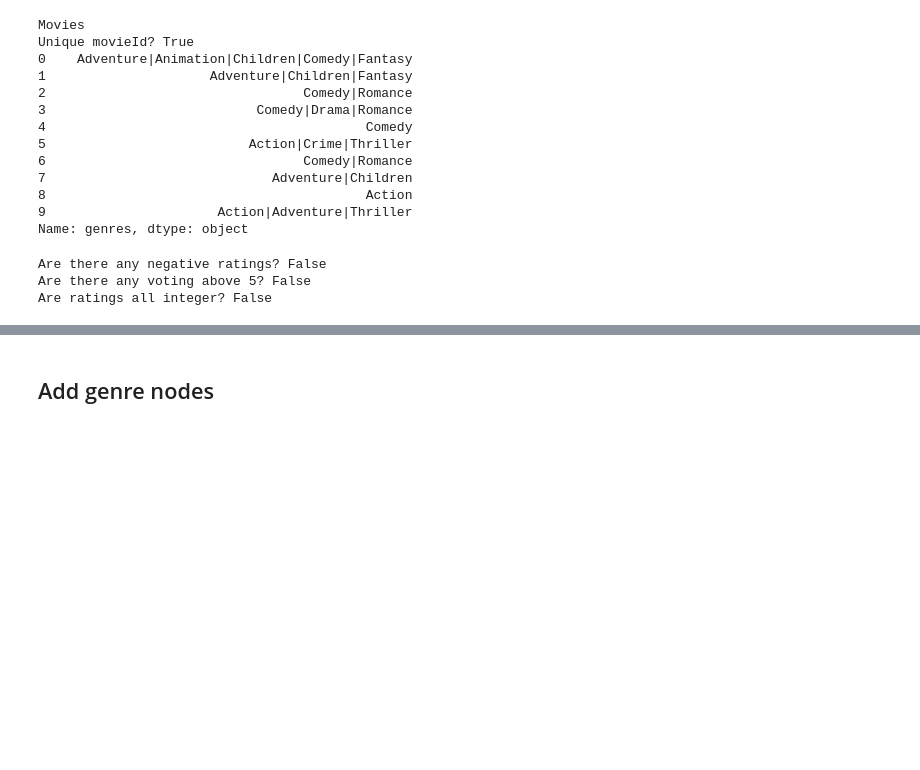
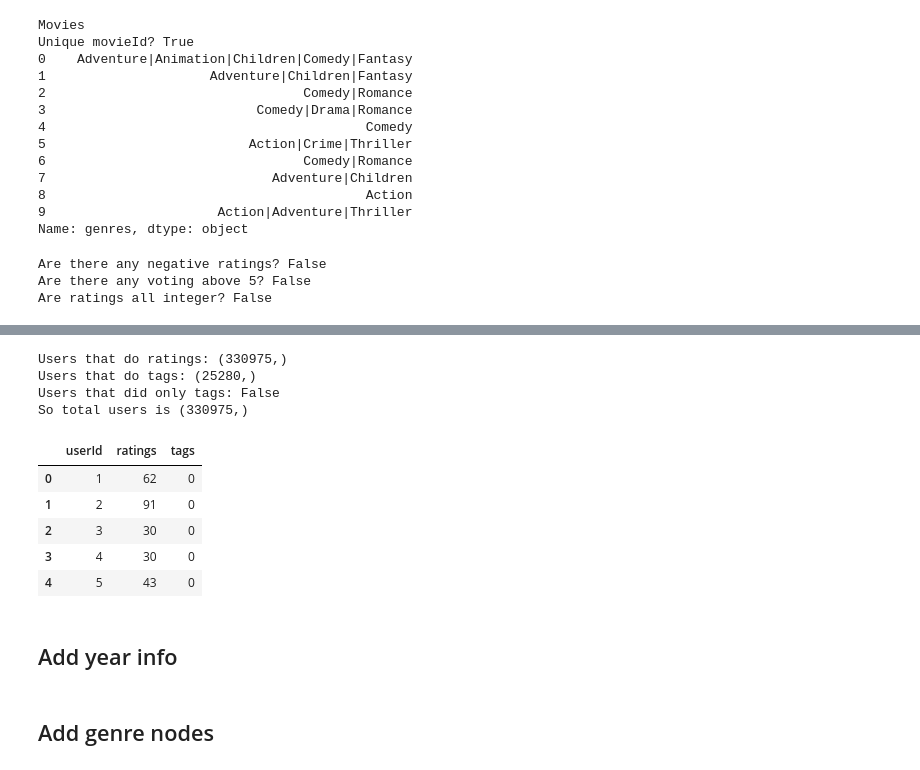
Before and after one commit to AngeloLongano/graph_analytics_movie_dataset, a Jupyter notebook: preprocessing.ipynb, the cells around one changed output, grey strips where cells are left out. Saved outputs shown, nothing was run; the diff lists cells and outputs as text; code cells hidden in the pictures; blank space fills up the shorter version.

```diff
--- a/preprocessing.ipynb
+++ b/preprocessing.ipynb
@@ -119,0 +90,26 @@ Are ratings all integer? False
+# %%
+print(f"Users that do ratings: {ratings['userId'].value_counts().shape}")
+print(f"Users that do tags: {tags['userId'].value_counts().shape}")
+print(f"Users that did only tags: {~tags['userId'].isin(ratings['userId']).all()}")
+users = ratings["userId"].value_counts().reset_index()
+users = users.merge(
+    tags["userId"].value_counts().reset_index(), on="userId", how="outer"
+)
+users.columns = ["userId", "ratings", "tags"]
+users = users.fillna(0)
+users["tags"] = users["tags"].astype(int)
+print(f"So total users is {users['userId'].shape}")
+users.head()
+# %% [output]
+Users that do ratings: (330975,)
+Users that do tags: (25280,)
+Users that did only tags: False
+So total users is (330975,)
+|  | userId | ratings | tags |
+| 0 | 1 | 62 | 0 |
+| 1 | 2 | 91 | 0 |
+| 2 | 3 | 30 | 0 |
+| 3 | 4 | 30 | 0 |
+| 4 | 5 | 43 | 0 |
+# %% [markdown]
+## Add year info
```
Also changed, not shown: parts of 18 cells of this notebook, 2 other files.
